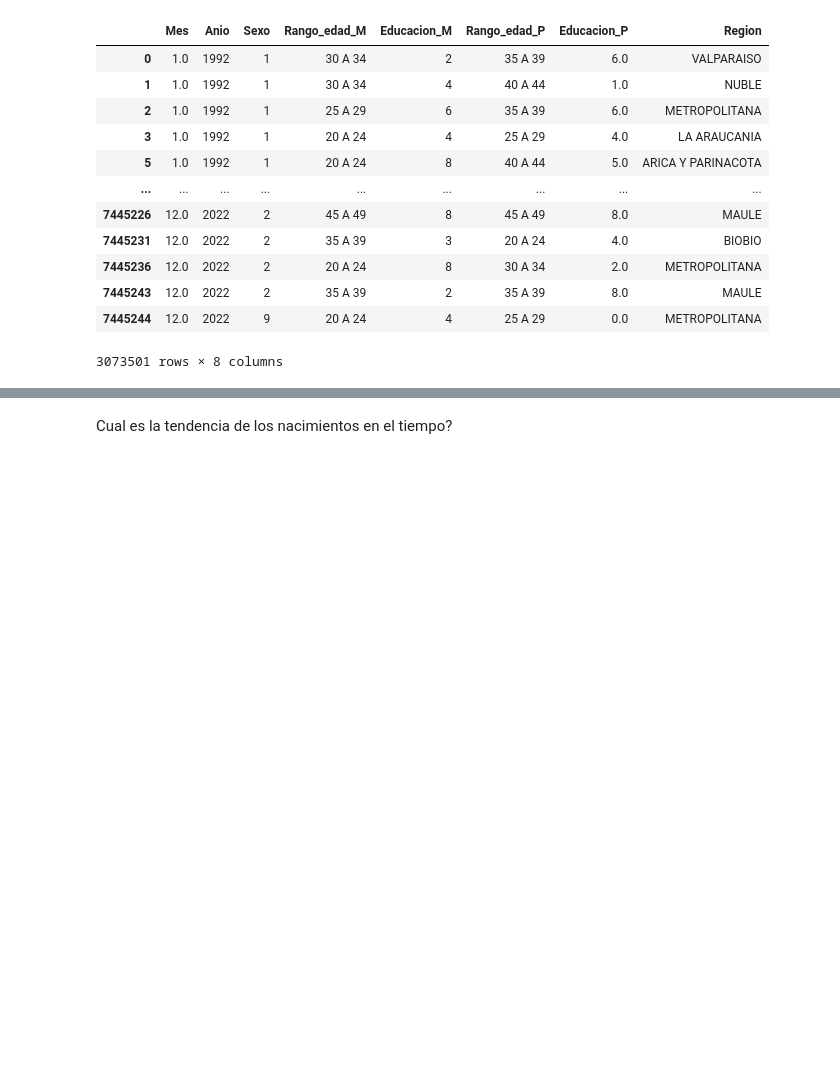
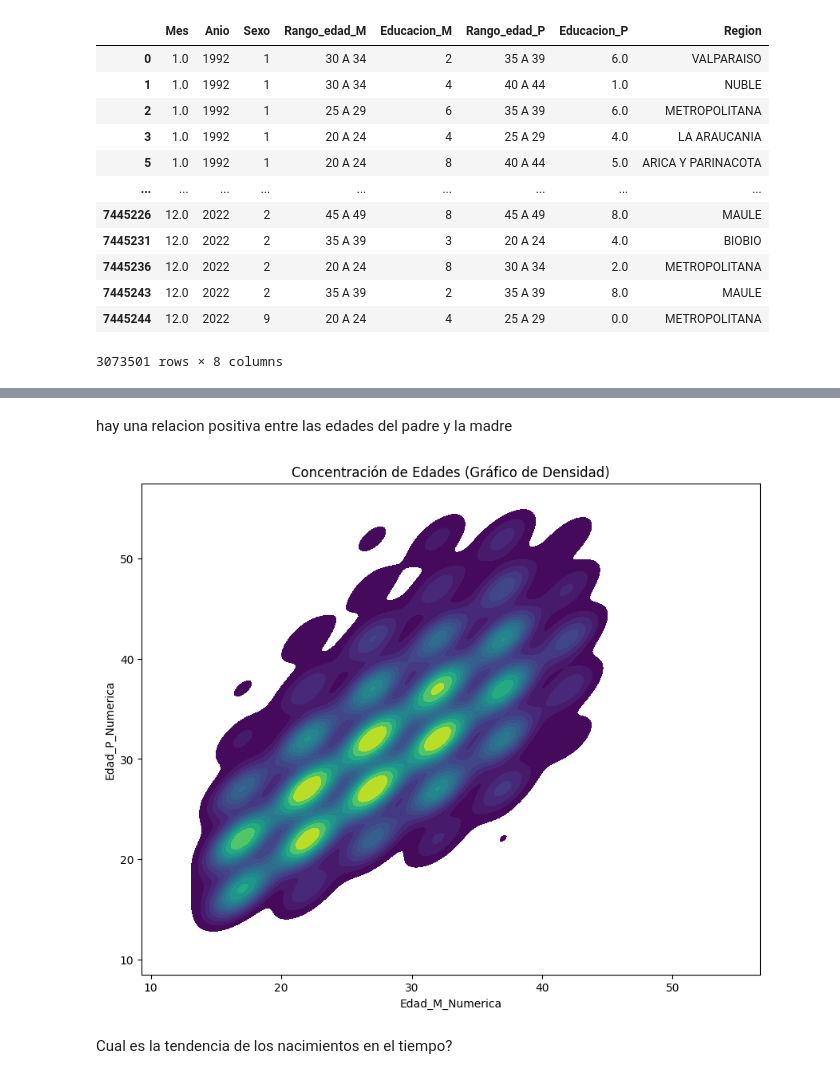
Before and after one commit to Uzbekistan30171739/Trabajo-grupo-cs-de-datos, a Jupyter notebook: notebooks/analisis_final.ipynb, the cells around one changed output, grey strips where cells are left out. Cells and saved outputs as stored; diff of their text form; code cells hidden in the pictures; blank space fills up the shorter version.

```diff
--- a/notebooks/analisis_final.ipynb
+++ b/notebooks/analisis_final.ipynb
@@ -62,2 +125,22 @@ df_nac['Mes'] = df_nac['Mes'].astype("Int64")
+# %% [markdown]
+hay una relacion positiva entre las edades del padre y la madre
+# %%
+plt.figure(figsize=(10, 8))
+
+sns.kdeplot(
+    x='Edad_M_Numerica',
+    y='Edad_P_Numerica',
+    data=df_sample,
+    cmap="viridis",
+    fill=True,
+    thresh=0.05,
+    levels=15
+)
+
+plt.title('Concentración de Edades (Gráfico de Densidad)')
+plt.savefig(os.path.join(carpeta_graf, 'concentracion de edades.png'), dpi=300, bbox_inches='tight')
+plt.show()
+# %% [output]
+[figure, added]
 # %% [markdown]
 Cual es la tendencia de los nacimientos en el tiempo?
```
Also changed, not shown: parts of 25 cells of this notebook, 10 other files.
